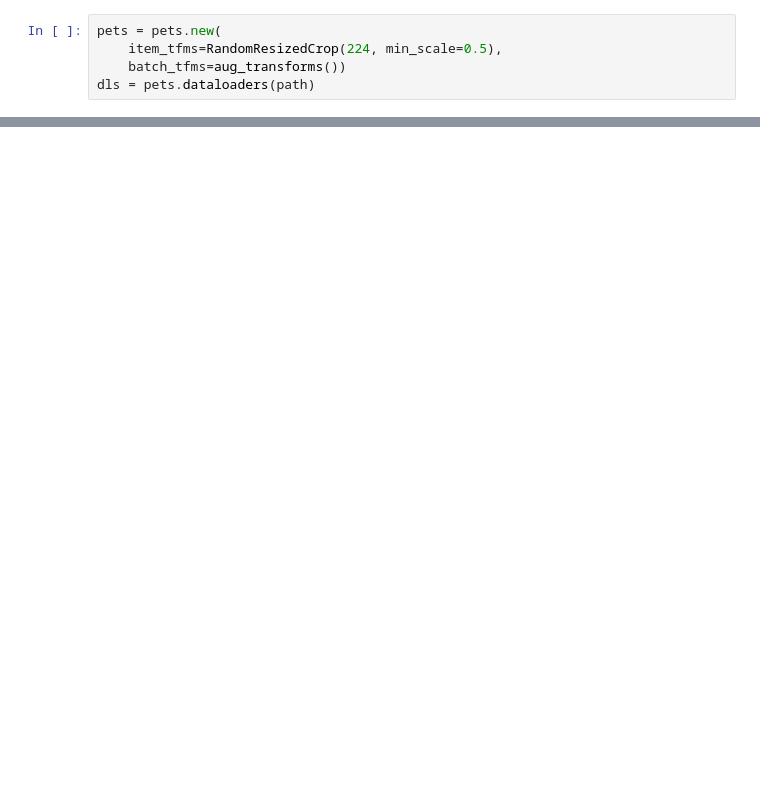
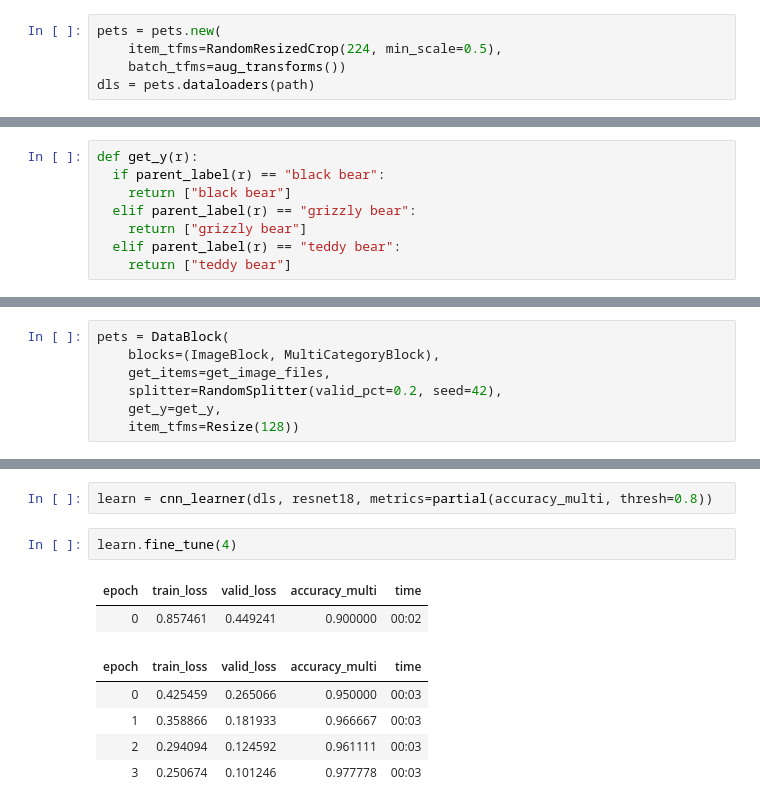
Before and after one commit to i-SanMartin/FastAI, a Jupyter notebook: 06_Multicat/BearClassifier.ipynb, the cells around one changed output, grey strips where cells are left out. Saved outputs shown, nothing was run; the diff lists cells and outputs as text; blank space fills up the shorter version.

```diff
--- a/06_Multicat/BearClassifier.ipynb
+++ b/06_Multicat/BearClassifier.ipynb
@@ -79,0 +85,8 @@ dls = pets.dataloaders(path)
+# %%
+def get_y(r):
+  if parent_label(r) == "black bear":
+    return ["black bear"]
+  elif parent_label(r) == "grizzly bear":
+    return ["grizzly bear"]
+  elif parent_label(r) == "teddy bear":
+    return ["teddy bear"]
@@ -79,0 +97,7 @@ dls = pets.dataloaders(path)
+# %%
+pets = DataBlock(
+    blocks=(ImageBlock, MultiCategoryBlock),
+    get_items=get_image_files,
+    splitter=RandomSplitter(valid_pct=0.2, seed=42),
+    get_y=get_y,
+    item_tfms=Resize(128))
@@ -79,0 +116,12 @@ dls = pets.dataloaders(path)
+# %%
+learn = cnn_learner(dls, resnet18, metrics=partial(accuracy_multi, thresh=0.8))
+# %%
+learn.fine_tune(4)
+# %% [output]
+| epoch | train_loss | valid_loss | accuracy_multi | time |
+| 0 | 0.857461 | 0.449241 | 0.900000 | 00:02 |
+| epoch | train_loss | valid_loss | accuracy_multi | time |
+| 0 | 0.425459 | 0.265066 | 0.950000 | 00:03 |
+| 1 | 0.358866 | 0.181933 | 0.966667 | 00:03 |
+| 2 | 0.294094 | 0.124592 | 0.961111 | 00:03 |
+| 3 | 0.250674 | 0.101246 | 0.977778 | 00:03 |
```
Also changed, not shown: parts of 11 cells of this notebook.
